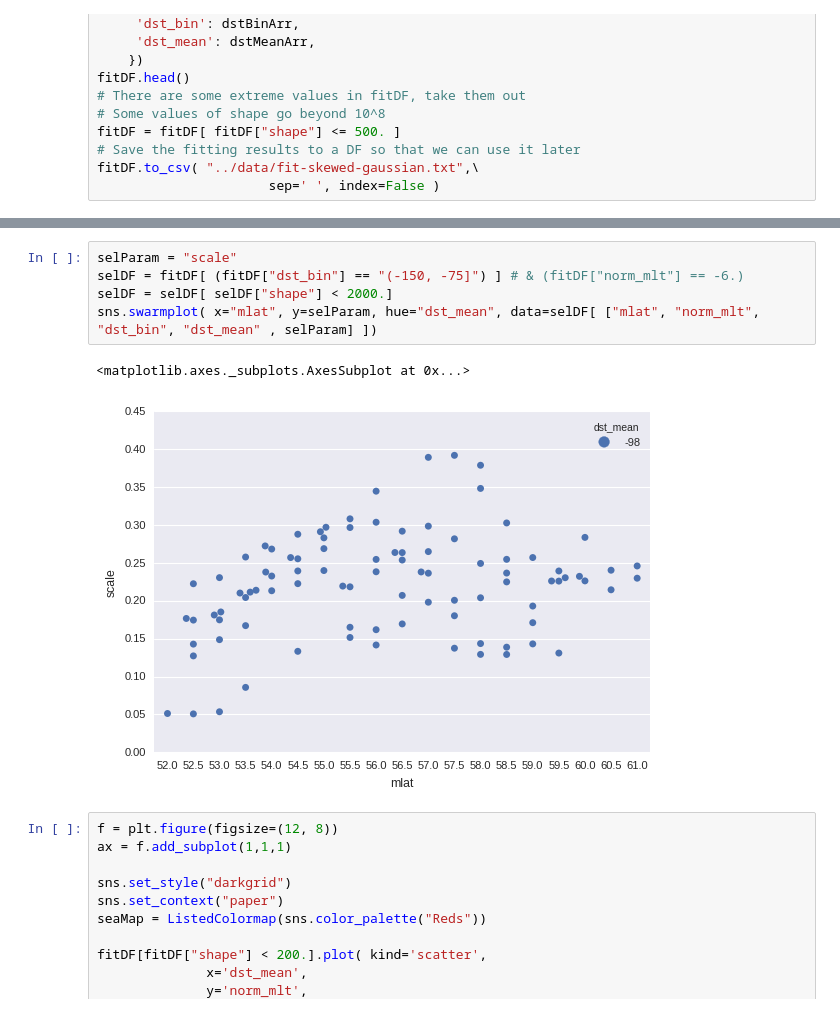
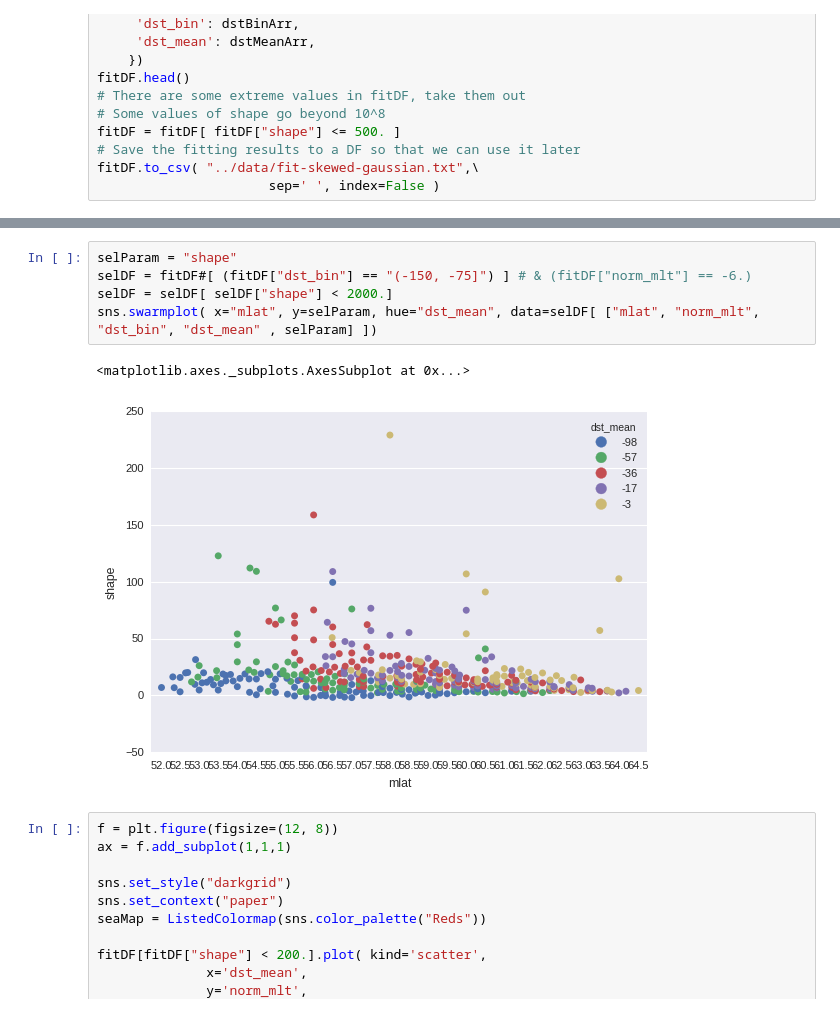
Before and after one commit to bharatreddy/vel-analys, a Jupyter notebook: ipy/skewed_gaussian_fit.ipynb, the cells around one changed output, grey strips where cells are left out. Saved outputs shown, nothing was run; the diff lists cells and outputs as text.

```diff
--- a/ipy/skewed_gaussian_fit.ipynb
+++ b/ipy/skewed_gaussian_fit.ipynb
@@ -167,11 +170,11 @@ fitDF[ fitDF["dst_bin"] == "(-75, -50]" ].plot(x="mlat", y="scale", kind="scatte
 # %%
-selParam = "scale"
-selDF = fitDF[ (fitDF["dst_bin"] == "(-150, -75]") ] # & (fitDF["norm_mlt"] == -6.)
+selParam = "shape"
+selDF = fitDF#[ (fitDF["dst_bin"] == "(-150, -75]") ] # & (fitDF["norm_mlt"] == -6.)
 selDF = selDF[ selDF["shape"] < 2000.]
 sns.swarmplot( x="mlat", y=selParam, hue="dst_mean", data=selDF[ ["mlat", "norm_mlt", "dst_bin", "dst_mean" , selParam] ])
 # %% [output]
 <matplotlib.axes._subplots.AxesSubplot at 0x...>
-[figure, old version]
+[figure, new version]
 # %%
 f = plt.figure(figsize=(12, 8))
 ax = f.add_subplot(1,1,1)
```
Also changed, not shown: parts of 3 cells of this notebook, 32 other files.
